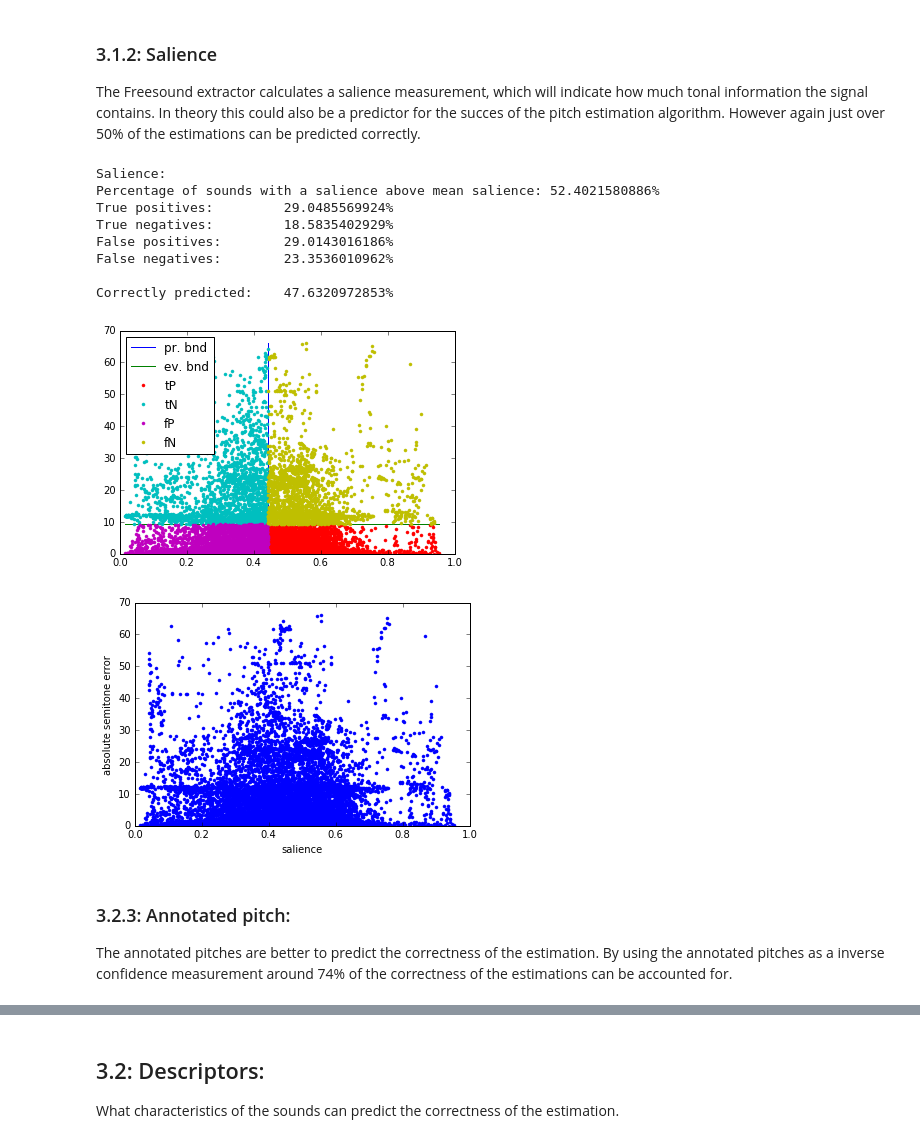
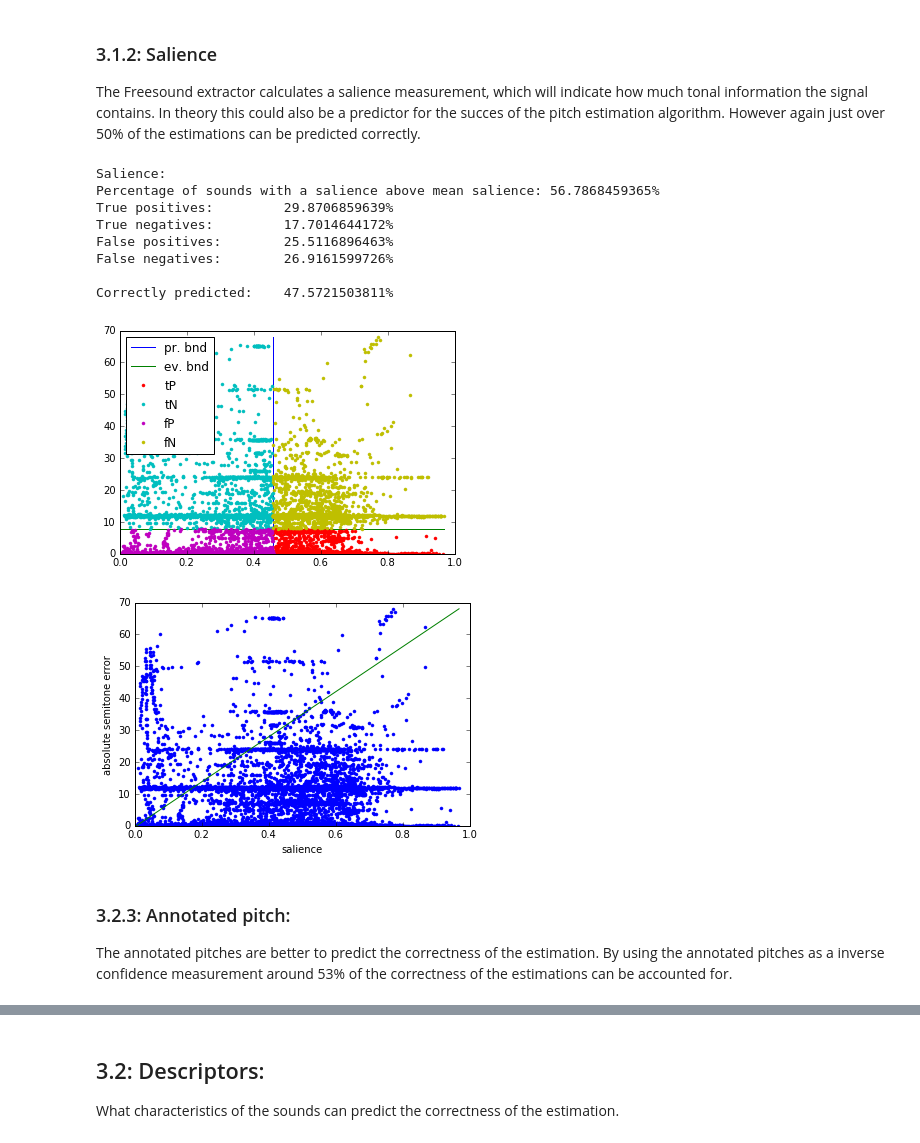
Before and after one commit to akkeh/internship, a Jupyter notebook: pitchEst/notebook/pitchEstimation-Copy1.ipynb, the cells around one changed output, grey strips where cells are left out. Saved outputs shown, nothing was run; the diff lists cells and outputs as text; code cells hidden in the pictures.

```diff
--- a/pitchEst/notebook/pitchEstimation-Copy1.ipynb
+++ b/pitchEst/notebook/pitchEstimation-Copy1.ipynb
@@ -77,6 +70,15 @@ Total sounds:                   11677 sounds
 [figure]
 [figure]
 [figure]
+# %%
+# load some data from pool:
+pTag = pool['annotated_pitch'];
+pEst_mu = pool['lowLevel.pitch.mean'];
+pEst = pool['lowLevel.pitch.median'];
+conf_mu = pool['lowLevel.pitch_instantaneous_confidence.mean'];
+conf = pool['lowLevel.pitch_instantaneous_confidence.median'];
+sal_mu = pool['lowLevel.pitch_salience.mean'];
+sal = pool['lowLevel.pitch_salience.median'];
 # %% [markdown]
 ### 1.1.2: Sampling of the soundpacks:
 What clearly stands out is that most of the sounds come from the user Modular Samples and the Philharmonia library. As the results of the pitch estimation can be dependent on the characteristics of the types of sounds and the manner in which they are recorded, the results can be influenced heavily by the characteristics and recording manner of these sounds. For this reason the error values of the Modular Samples and Philharmonia sounds will be averaged over several samples taken from all their sounds.
@@ -261,10 +277,12 @@ Total error:                    285.546960191 Hz,       (σ: 519.280088474) Hz
 # %%
-plt.hist(ESS_ERB, bins=25);
+ERB = pa.ERBdist(pTag, pEst);
+plt.hist(ERB, bins=25);
 plt.title("ERB errors")
 plt.xlabel("ERB distance")
 plt.show()
 
-plt.hist(ESS_st, bins = 40);
+st = pa.semitoneDist(pTag, pEst);
+plt.hist(st, bins = 40);
 plt.title("Semitone errors")
 plt.xlabel("Semitone difference")
 plt.show()
@@ -443,33 +467,33 @@ Correctly predicted:    56.7440267192%
 The Freesound extractor calculates a salience measurement, which will indicate how much tonal information the signal contains. In theory this could also be a predictor for the succes of the pitch estimation algorithm. However again just over 50% of the estimations can be predicted correctly.
 # %%
 print "Salience:"
-i_hiConf = np.where(ESS_sal > np.mean(ESS_sal))[0]
+i_hiConf = np.where(sal > np.mean(sal))[0]
 print "Percentage of sounds with a salience above mean salience: " + str(len(i_hiConf) / float(N) * 100) + "%"
 
-tP, tN, fP, fN = pa.predict(ESS_sal, ESS_st, plot=1)
-print "True positives:\t\t" + str(len(tP) / float(len(ESS_st)) * 100) + "%"
-print "True negatives:\t\t" + str(len(tN) / float(len(ESS_st)) * 100) + "%"
-print "False positives:\t" + str(len(fP) / float(len(ESS_st)) * 100) + "%"
-print "False negatives:\t" + str(len(fN) / float(len(ESS_st)) * 100) + "%\n"
+tP, tN, fP, fN = pa.predict(sal, st, plot=1)
+print "True positives:\t\t" + str(len(tP) / float(len(st)) * 100) + "%"
+print "True negatives:\t\t" + str(len(tN) / float(len(st)) * 100) + "%"
+print "False positives:\t" + str(len(fP) / float(len(st)) * 100) + "%"
+print "False negatives:\t" + str(len(fN) / float(len(st)) * 100) + "%\n"
 
-print "Correctly predicted:\t" + str((len(tP) + len(tN)) / float(len(ESS_st)) * 100) + "%"
+print "Correctly predicted:\t" + str((len(tP) + len(tN)) / float(len(st)) * 100) + "%"
 
 plt.show();
-plt.plot(ESS_sal, abs(ESS_st), '.');
+plt.plot(sal, abs(st), '.'); plt.plot([min(sal), max(sal)], [min(abs(st)), max(abs(st))])
 plt.xlabel("salience"); plt.ylabel("absolute semitone error"); plt.show();
 # %% [output]
 Salience:
-Percentage of sounds with a salience above mean salience: 52.4021580886%
-True positives:         29.0485569924%
-True negatives:         18.5835402929%
-False positives:        29.0143016186%
-False negatives:        23.3536010962%
+Percentage of sounds with a salience above mean salience: 56.7868459365%
+True positives:         29.8706859639%
+True negatives:         17.7014644172%
+False positives:        25.5116896463%
+False negatives:        26.9161599726%
 
-Correctly predicted:    47.6320972853%
+Correctly predicted:    47.5721503811%
-[figure, old version]
+[figure, new version]
-[figure, old version]
+[figure, new version]
 # %% [markdown]
 ### 3.2.3: Annotated pitch:
-The annotated pitches are better to predict the correctness of the estimation. By using the annotated pitches as a inverse confidence measurement around 74% of the correctness of the estimations can be accounted for.
+The annotated pitches are better to predict the correctness of the estimation. By using the annotated pitches as a inverse confidence measurement around 53% of the correctness of the estimations can be accounted for.
 # %%
 print "Annotated pitch:"
```
Also changed, not shown: parts of 18 cells of this notebook, 2 other files.
